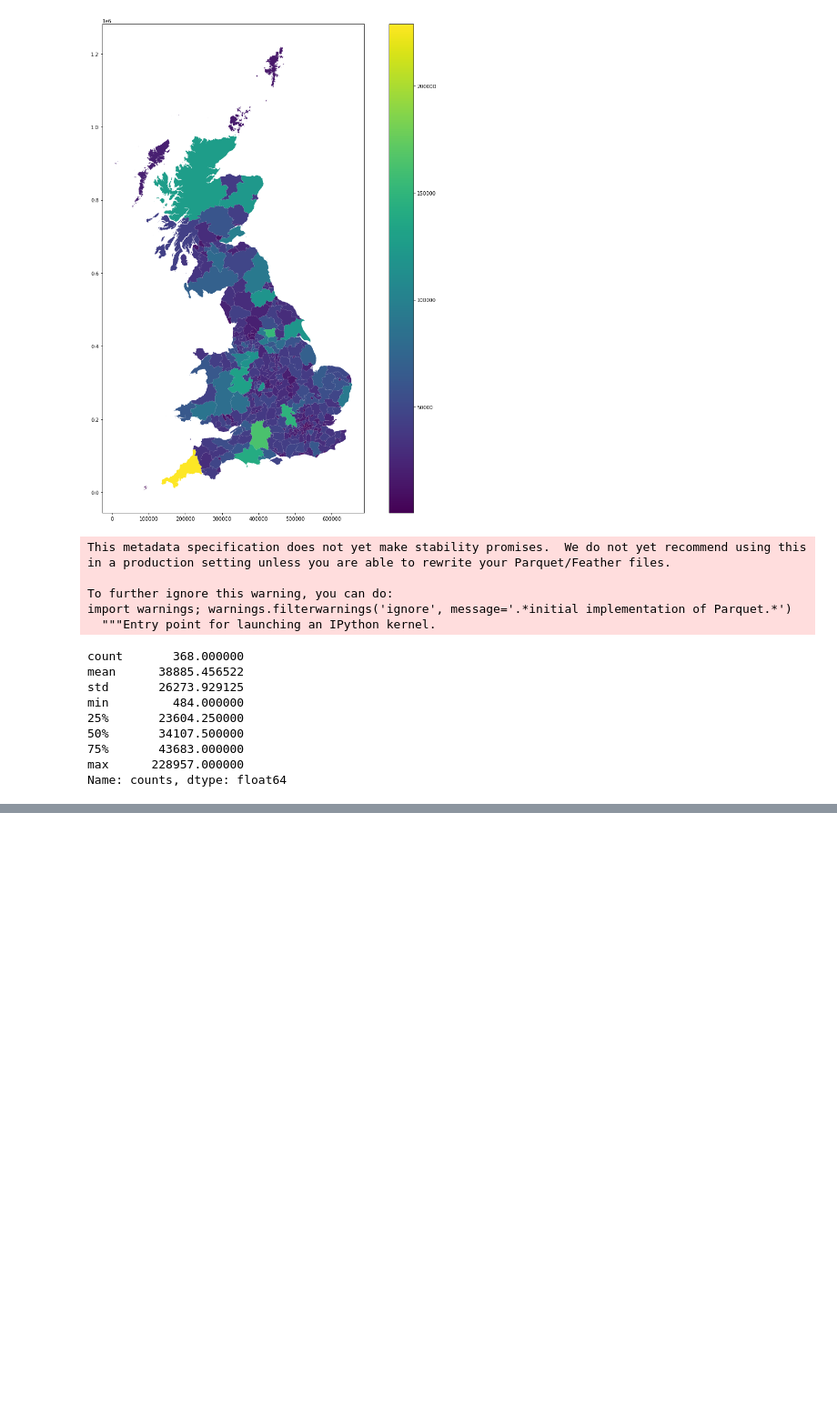
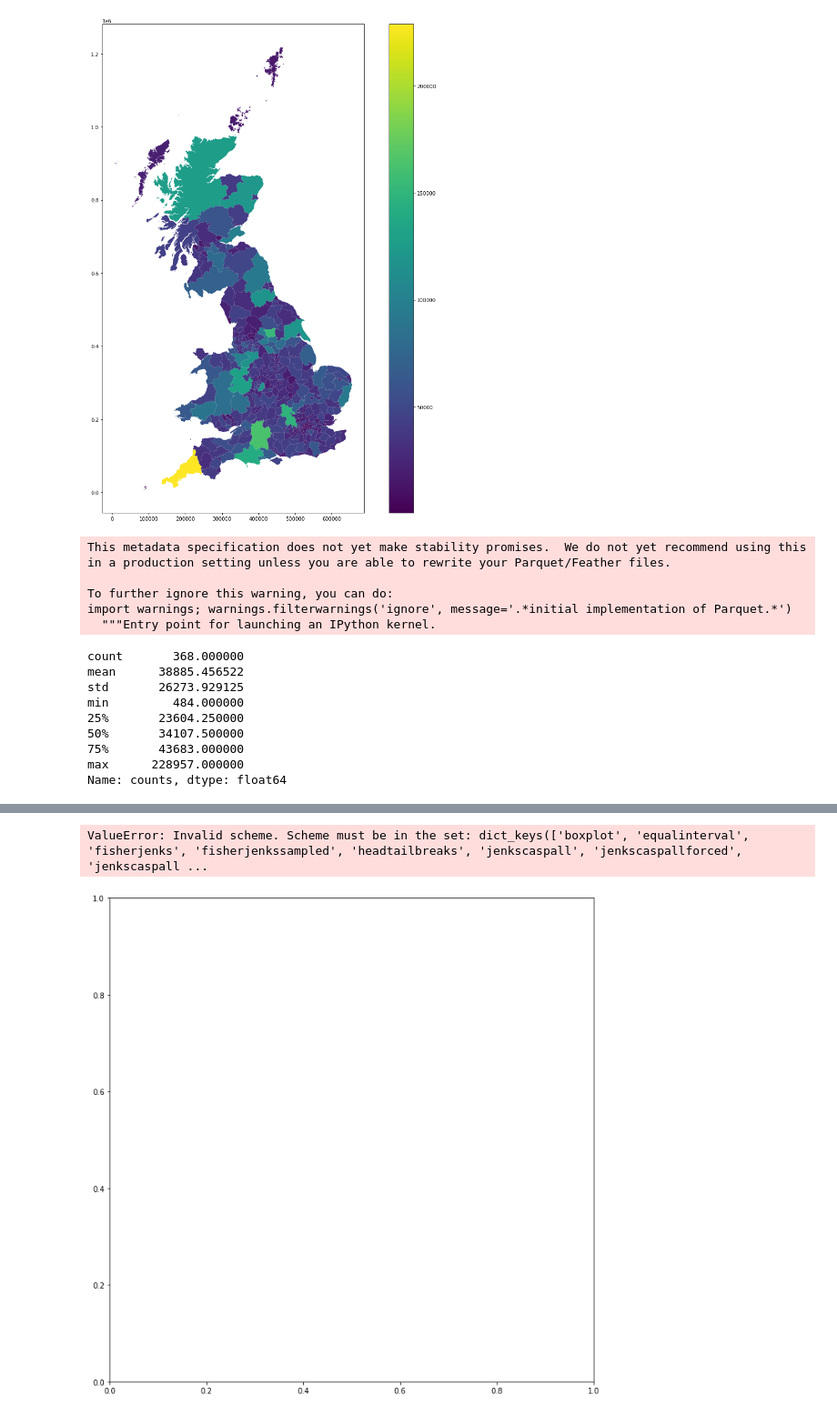
Before and after one commit to martinfleis/spatial_signatures, a Jupyter notebook: spatial_unit/chunk_uk.ipynb, the cells around one changed output, grey strips where cells are left out. Shown: that part at 91% size. Saved outputs shown, nothing was run; the diff lists cells and outputs as text; code cells hidden in the pictures; blank space fills up the shorter version.

```diff
--- a/spatial_unit/chunk_uk.ipynb
+++ b/spatial_unit/chunk_uk.ipynb
@@ -60,0 +68,2 @@ Name: counts, dtype: float64
+# %%
+auth = geopandas.read_parquet("local_authorities.pq")
@@ -60,0 +112,2 @@ Name: counts, dtype: float64
+# %%
+w = w_union(w_queen, w_k1)
@@ -60,0 +119,9 @@ Name: counts, dtype: float64
+# %%
+%%time
+from region.max_p_regions.heuristics import MaxPRegionsHeu
+model = MaxPRegionsHeu(random_state=123445)
+model.fit_from_w(w,
+                 auth.assign(ones=1)[["ones"]].values,
+                 spatially_extensive_attr=auth["counts"].values,
+                 threshold=100000
+                )
@@ -60,0 +152,10 @@ Name: counts, dtype: float64
+# %%
+auth.assign(lbls=model.labels_)\
+    .plot(column="lbls",
+          scheme="greedy",
+          categorical=True,
+          figsize=(12, 12)
+         )
+# %% [output]
+ValueError: Invalid scheme. Scheme must be in the set: dict_keys(['boxplot', 'equalinterval', 'fisherjenks', 'fisherjenkssampled', 'headtailbreaks', 'jenkscaspall', 'jenkscaspallforced', 'jenkscaspall ...
+[figure, added]
```
Also changed, not shown: parts of 13 cells of this notebook.
